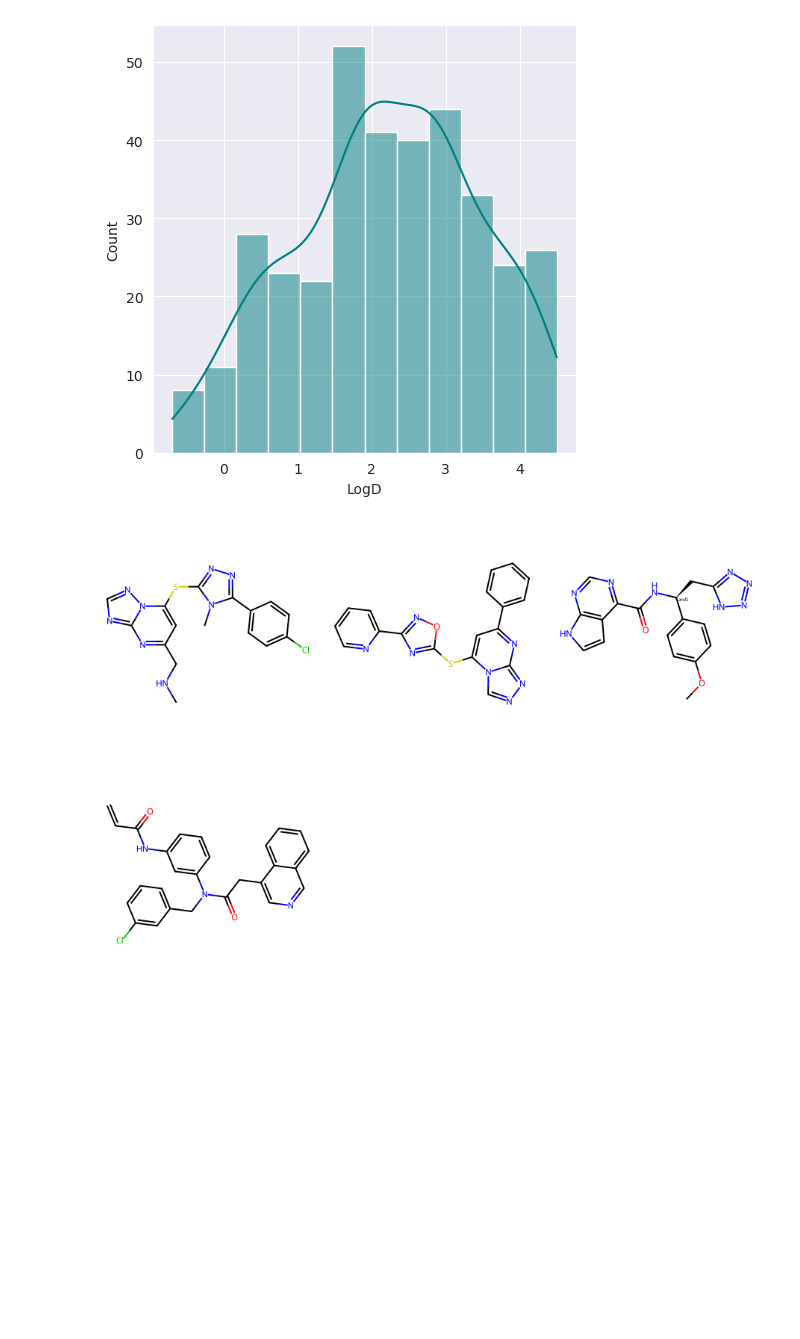
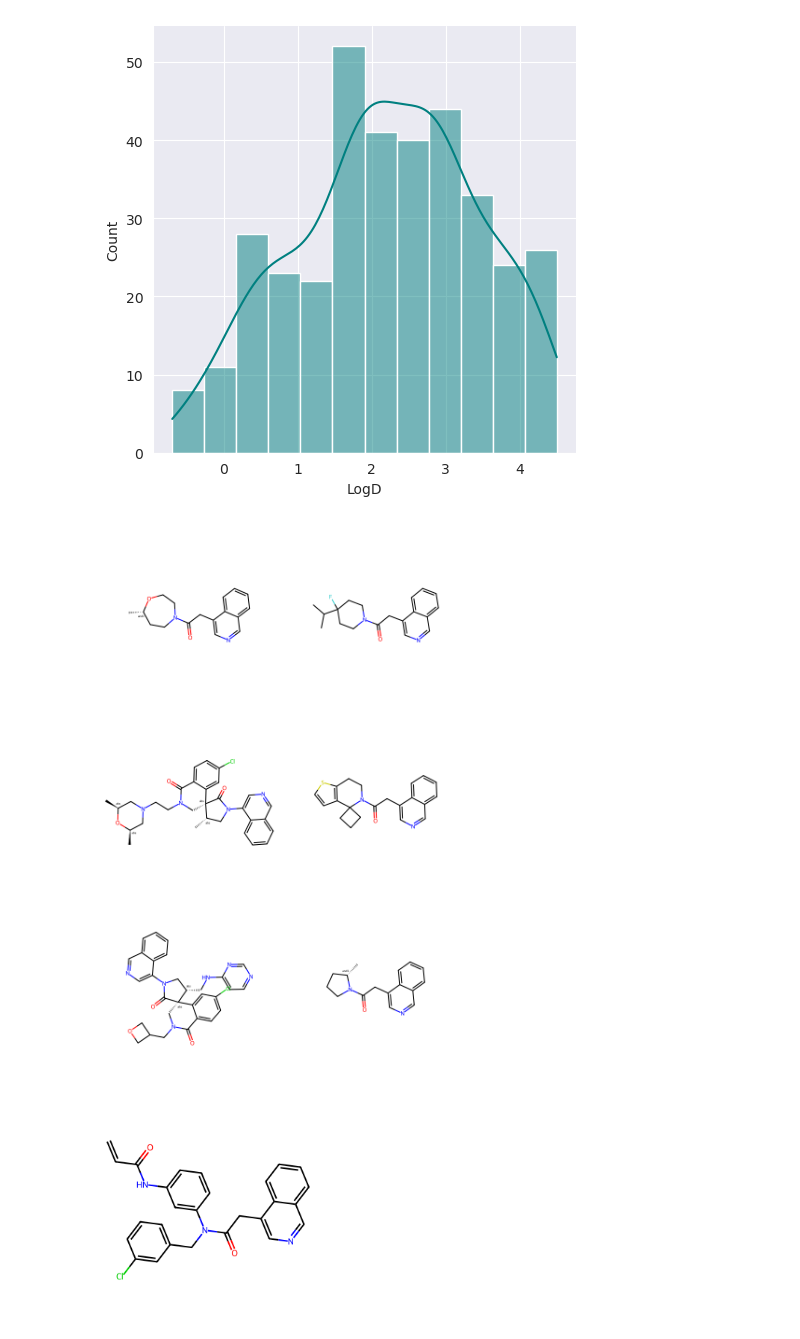
Before and after one commit to aehrlich1/ximp, a Jupyter notebook: notebooks/data_exp_admet.ipynb, the cells around one changed output. Cells and saved outputs as stored; diff of their text form; code cells hidden in the pictures; blank space fills up the shorter version.

```diff
--- a/notebooks/data_exp_admet.ipynb
+++ b/notebooks/data_exp_admet.ipynb
@@ -125,18 +125,18 @@ mols_test = [Chem.MolFromSmiles(smiles_test[i]) for i in range(len(smiles_test))
 # %%
 # draw some molecules for each target for each category (min, avg, max)
 # Draw.MolsToGridImage(mols_test, molsPerRow=3, subImgSize=(300, 300))
 
 #for tgt in train.target_cols: # why doesn't it print those, if I loop it :(
 tgt = "MLM" #['MLM', 'HLM', 'MDR1-MDCKII', 'LogD', 'KSOL']
 y = train.y[tgt]
 mask = ~np.isnan(y)
 min = np.min(y[mask])
 
 min_indices = np.where(y == min)[0]
-mols = [mols_train[i] for i in min_indices]
-Draw.MolsToGridImage(mols, molsPerRow=3, subImgSize=(300, 300))
+mols = [mols_test[i] for i in np.random.randint(0, len(mols_test), 6)]
+Draw.MolsToGridImage(mols, molsPerRow=2, subImgSize=(400, 400))
 # %% [output]
-[figure, old version]
+[figure, new version]
 # %%
 max = np.max(y[mask])
 
```
Also changed, not shown: parts of 2 cells of this notebook, 10 other files.
